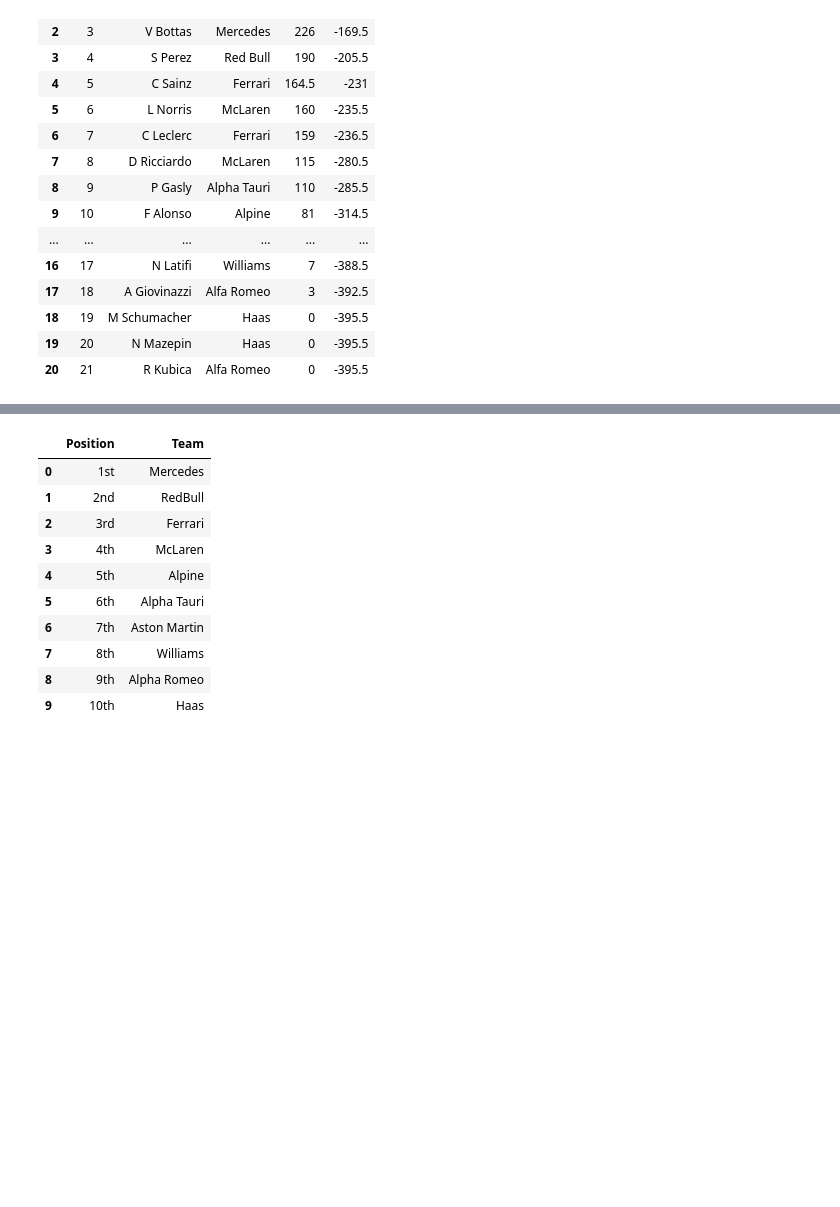
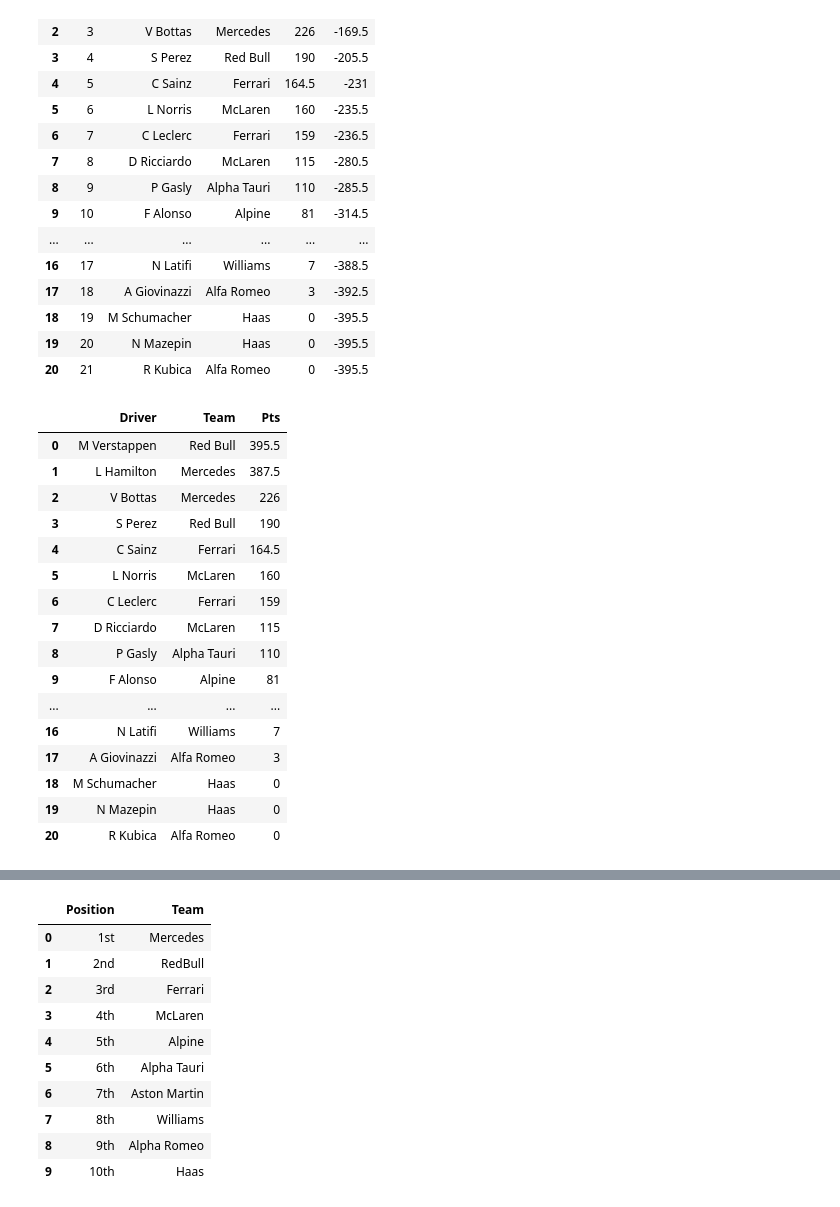
Before and after one commit to fennolly/fennolly-UCDPA_John_Fennell, a Jupyter notebook: Project.ipynb, the cells around one changed output, grey strips where cells are left out. Cells and saved outputs as stored; diff of their text form; code cells hidden in the pictures; blank space fills up the shorter version.

```diff
--- a/Project.ipynb
+++ b/Project.ipynb
@@ -65,3 +66,25 @@ df
 | 18 | 19 | M Schumacher | Haas | 0 | -395.5 |
 | 19 | 20 | N Mazepin | Haas | 0 | -395.5 |
 | 20 | 21 | R Kubica | Alfa Romeo | 0 | -395.5 |
+# %%
+# Dropping columns
+df21=df.drop(['Pos','Deficit'], axis=1)
+df21
+# %% [output]
+|  | Driver | Team | Pts |
+| 0 | M Verstappen | Red Bull | 395.5 |
+| 1 | L Hamilton | Mercedes | 387.5 |
+| 2 | V Bottas | Mercedes | 226 |
+| 3 | S Perez | Red Bull | 190 |
+| 4 | C Sainz | Ferrari | 164.5 |
+| 5 | L Norris | McLaren | 160 |
+| 6 | C Leclerc | Ferrari | 159 |
+| 7 | D Ricciardo | McLaren | 115 |
+| 8 | P Gasly | Alpha Tauri | 110 |
+| 9 | F Alonso | Alpine | 81 |
+| ... | ... | ... | ... |
+| 16 | N Latifi | Williams | 7 |
+| 17 | A Giovinazzi | Alfa Romeo | 3 |
+| 18 | M Schumacher | Haas | 0 |
+| 19 | N Mazepin | Haas | 0 |
+| 20 | R Kubica | Alfa Romeo | 0 |
```
Also changed, not shown: parts of 8 cells of this notebook.
